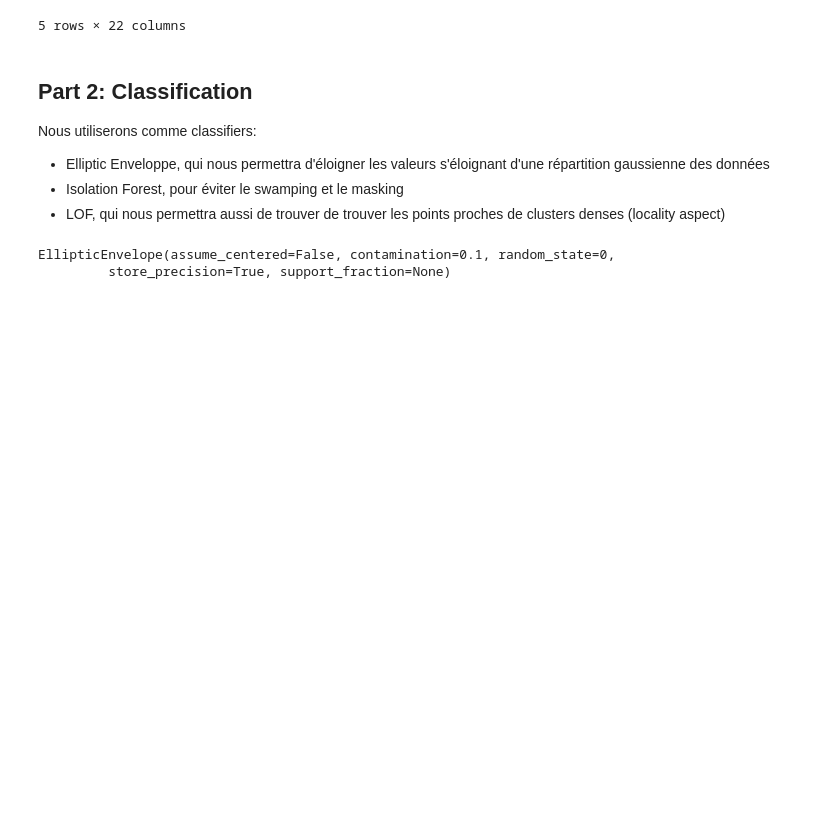
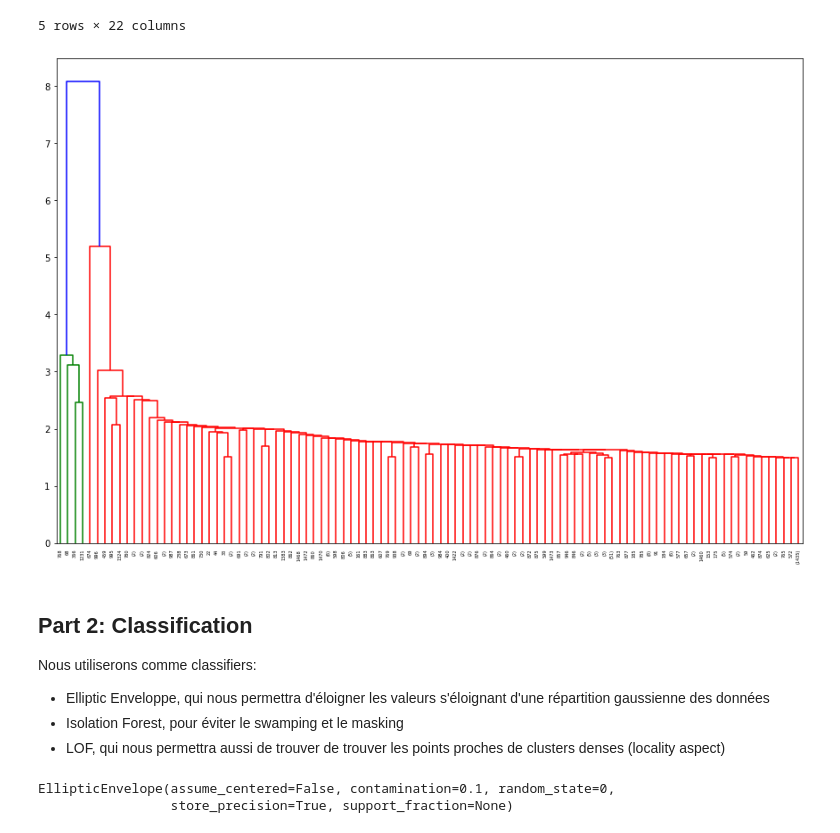
Before and after one commit to mattlouvet/be_anomaly_detection, a Jupyter notebook: group_by_windows.ipynb, the cells around one changed output. Drawn from its saved outputs; the diff is of its cells as text; code cells hidden in the pictures; blank space fills up the shorter version.

```diff
--- a/group_by_windows.ipynb
+++ b/group_by_windows.ipynb
@@ -64,3 +67,12 @@ df_tot.head()
 | 1_1_12 | 0.290764 | 0.280503 | 0.281363 | 0.334924 | 0.377143 | 0.242257 | 0.311893 | 0.253519 | -0.429810 | -0.084409 | ... |
 | 1_1_13 | 0.137776 | 0.150402 | 0.160487 | 0.198811 | 0.222704 | 0.083085 | 0.168788 | 0.070739 | -0.429810 | -0.092606 | ... |
 5 rows × 22 columns
+# %%
+df_windows_mean = df.groupby('day_cycle_window').mean()
+# %%
+hierarchy_clusters = linkage(df_windows_mean)
+plt.figure(figsize=(15, 10))
+dendrogram(hierarchy_clusters, p=100, truncate_mode='lastp')
+plt.show()
+# %% [output]
+[figure, added]
```
Also changed, not shown: parts of 8 cells of this notebook, 1 other file.
